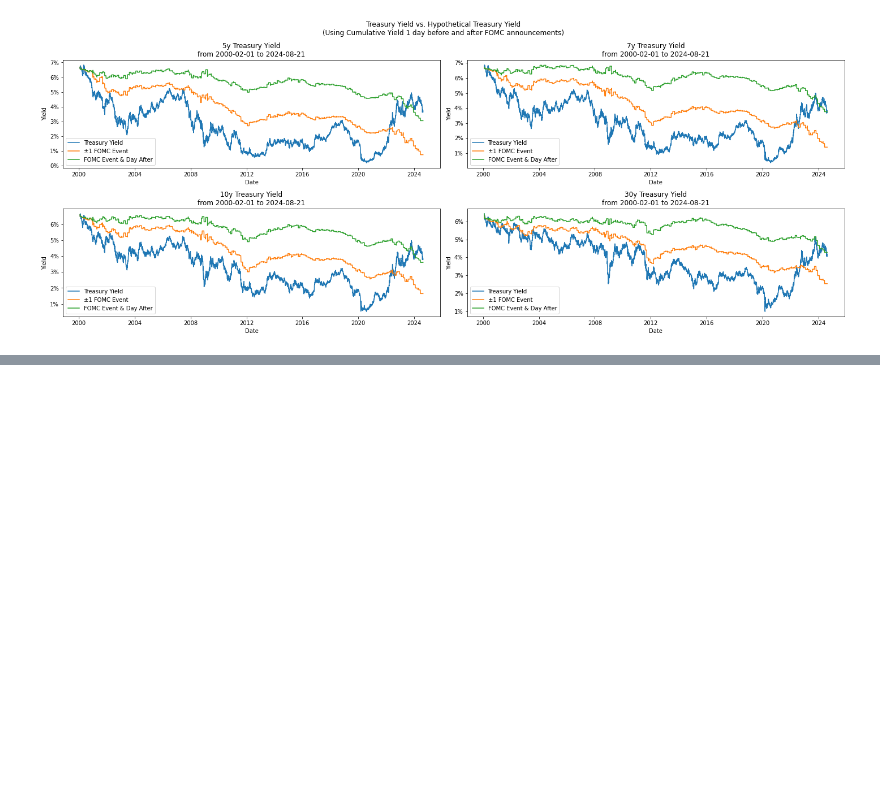
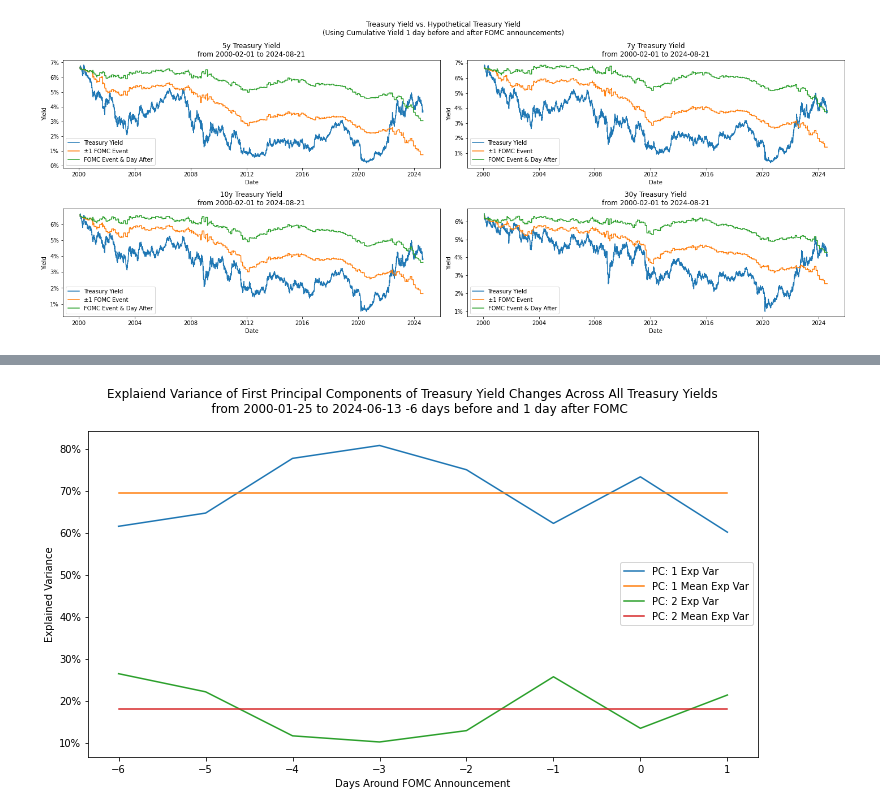
Before and after one commit to diegodalvarez/FOMCDrift, a Jupyter notebook: root/FOMCTreasuryYields.ipynb, the cells around one changed output, grey strips where cells are left out. Drawn from its saved outputs; the diff is of its cells as text; code cells hidden in the pictures; blank space fills up the shorter version.

```diff
--- a/root/FOMCTreasuryYields.ipynb
+++ b/root/FOMCTreasuryYields.ipynb
@@ -146,0 +242,19 @@ plot_hypothetical_yield(df_hypothetical_yield)
+# %%
+def get_ordered_changes(df_yield: pd.DataFrame, begin: float = -6, end: float = 1) -> pd.DataFrame:
+
+    df_ordered = (df_yield.pivot(
+        index = "Date", columns = "variable", values = "value").
+        diff().
+        reset_index().
+        melt(id_vars = "Date").
+        rename(columns = {"value": "yield_diff"}).
+        merge(
+            right = get_window_ordered(before = begin, after = end),
+            how = "inner",
+            on = ["Date", "variable"]).
+        drop(columns = ["value"]).
+        rename(columns = {"yield_diff": "value"}))
+
+    return df_ordered
+
+df_ordered = get_ordered_changes(df_yield)
@@ -146,0 +290,47 @@ plot_hypothetical_yield(df_hypothetical_yield)
+# %%
+def plot_explained_variance(
+    df_pc: pd.DataFrame,
+    df_ordered: pd.DataFrame,
+    pcs: list = [1,2]) -> plt.Figure:
+
+    df_longer = (df_pc.drop(
+        columns = [3]).
+        reset_index().
+        melt(id_vars = "order"))
+
+    df_plot = (df_longer.drop(
+        columns = ["order"]).
+        groupby("PC").
+        agg("mean").
+        rename(columns = {"value": "mean_exp"}).
+        merge(right = df_longer, how = "inner", on = ["PC"]))
+
+    fig, axes = plt.subplots(figsize = (12,6))
+    for pc in pcs:
+
+        df_tmp = (df_plot.query(
+            "PC == @pc").
+            drop(columns = ["PC"]).
+            rename(columns = {"value": "exp_var"}).
+            melt(id_vars = "order").
+            assign(variable = lambda x: np.where(
+                x.variable == "mean_exp",
+                "PC: " + str(pc) + " Mean Exp Var",
+                "PC: " + str(pc) + " Exp Var")).
+            pivot(index = "order", columns = "variable", values = "value"))
+
+        df_tmp.plot(
+            ax = axes,
+            ylabel = "Explained Variance",
+            xlabel = "Days Around FOMC Announcement")
+
+    axes.legend(title = "")
+    axes.yaxis.set_major_formatter(FuncFormatter(lambda x, _: f'{x * 100:.0f}%'))
+    fig.suptitle('''Explaiend Variance of First Principal Components of Treasury Yield Changes Across All Treasury Yields
+    from {} to {} -6 days before and 1 day after FOMC'''.format(
+        df_ordered.Date.min(),
+        df_ordered.Date.max()))
+
+plot_explained_variance(df_pc, df_ordered)
+# %% [output]
+[figure, added]
```
Also changed, not shown: parts of 6 cells of this notebook, 1 other file.
